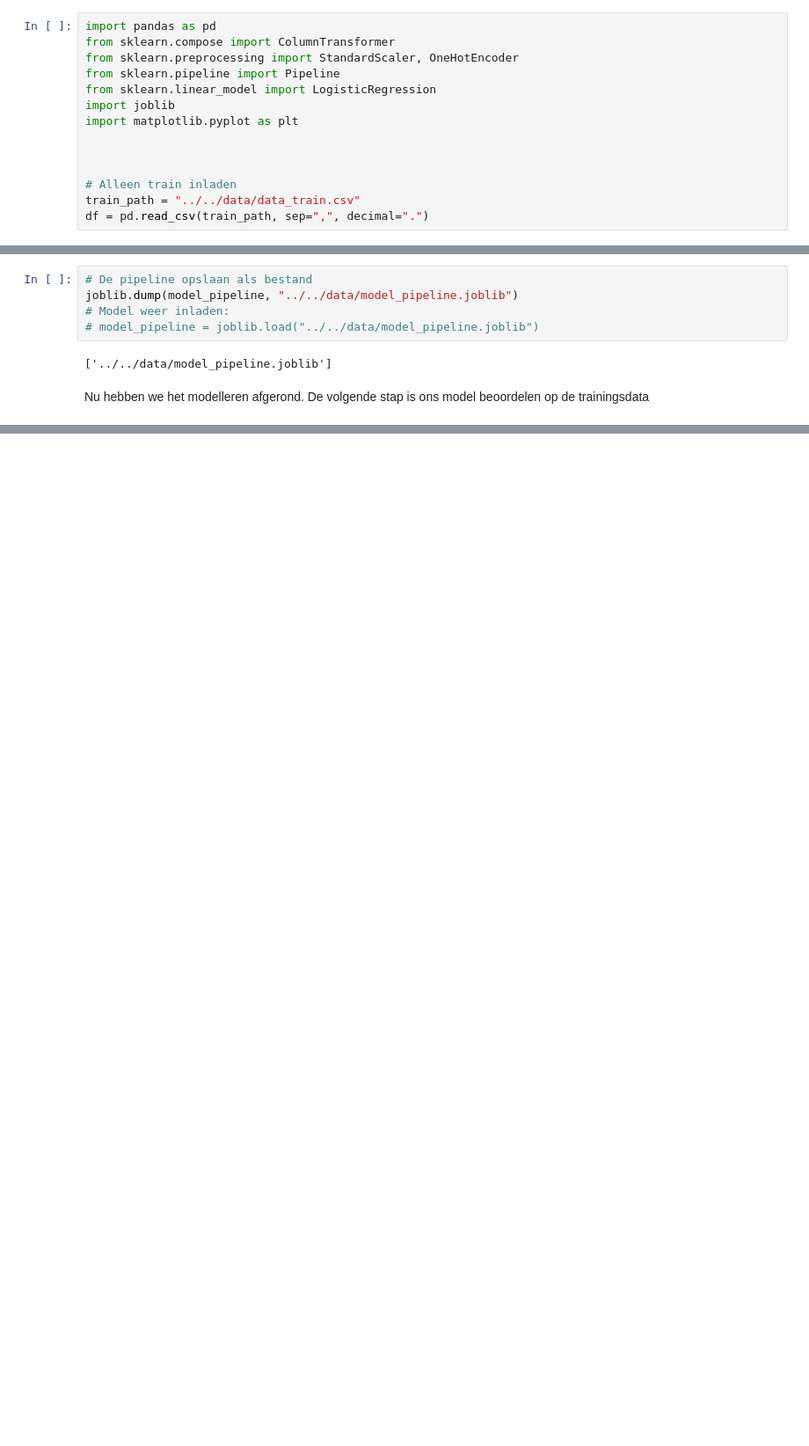
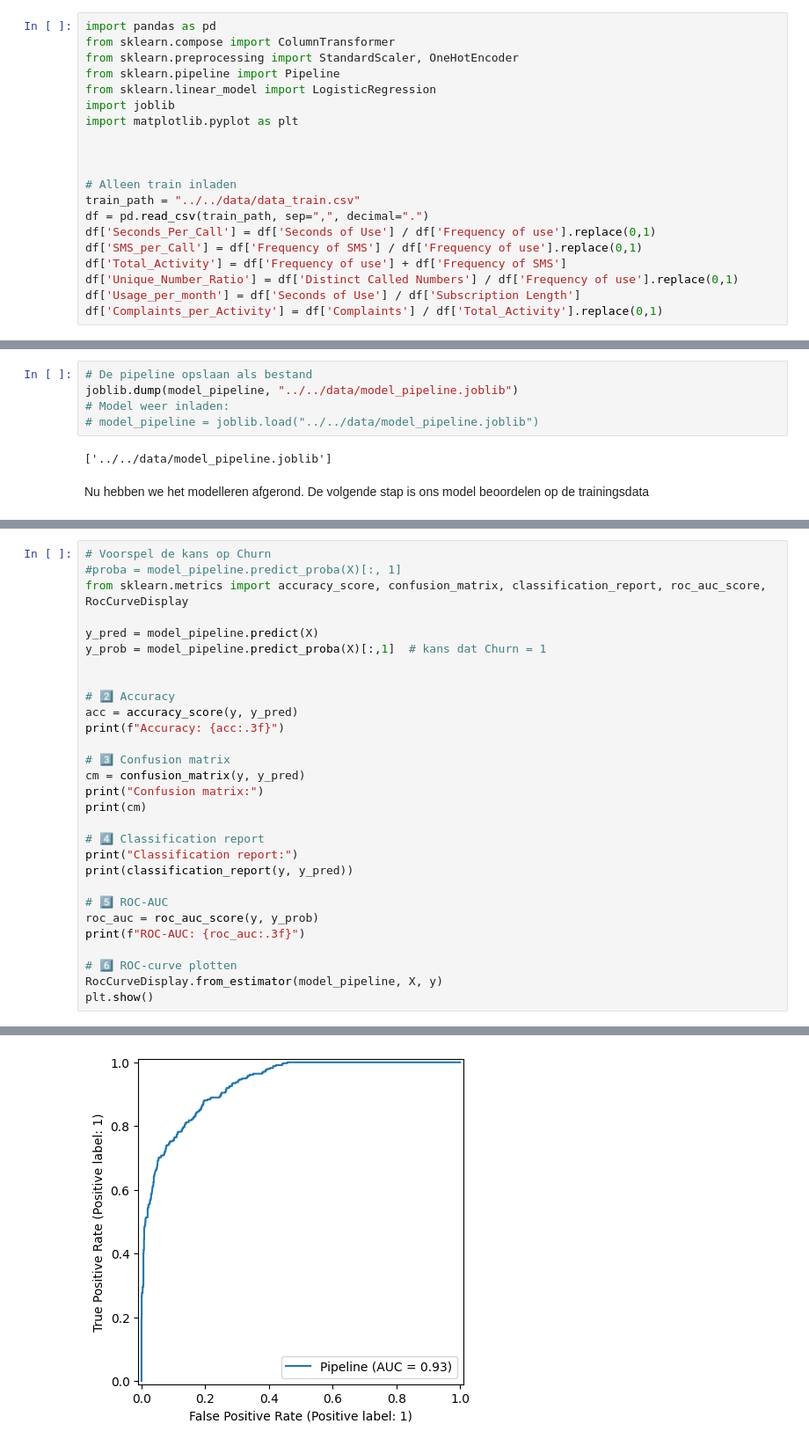
Before and after one commit to Murielle01/BP-3.4, a Jupyter notebook: scripts/opdracht 1/pipeline.ipynb, the cells around one changed output, grey strips where cells are left out. Shown at 88% size. Saved outputs shown, nothing was run; the diff lists cells and outputs as text; blank space fills up the shorter version.

```diff
--- a/scripts/opdracht 1/pipeline.ipynb
+++ b/scripts/opdracht 1/pipeline.ipynb
@@ -12,6 +12,12 @@ import matplotlib.pyplot as plt
 # Alleen train inladen
 train_path = "../../data/data_train.csv"
 df = pd.read_csv(train_path, sep=",", decimal=".")
+df['Seconds_Per_Call'] = df['Seconds of Use'] / df['Frequency of use'].replace(0,1)
+df['SMS_per_Call'] = df['Frequency of SMS'] / df['Frequency of use'].replace(0,1)
+df['Total_Activity'] = df['Frequency of use'] + df['Frequency of SMS']
+df['Unique_Number_Ratio'] = df['Distinct Called Numbers'] / df['Frequency of use'].replace(0,1)
+df['Usage_per_month'] = df['Seconds of Use'] / df['Subscription Length']
+df['Complaints_per_Activity'] = df['Complaints'] / df['Total_Activity'].replace(0,1)
 # %%
 # Scheiden van target en input variabelen
 target = "Churn"
@@ -102,0 +160,30 @@ proba = model_pipeline.predict_proba(X)[:, 1]
+# %%
+# Voorspel de kans op Churn
+#proba = model_pipeline.predict_proba(X)[:, 1]
+from sklearn.metrics import accuracy_score, confusion_matrix, classification_report, roc_auc_score, RocCurveDisplay
+
+y_pred = model_pipeline.predict(X)
+y_prob = model_pipeline.predict_proba(X)[:,1]  # kans dat Churn = 1
+
+
+# 2️⃣ Accuracy
+acc = accuracy_score(y, y_pred)
+print(f"Accuracy: {acc:.3f}")
+
+# 3️⃣ Confusion matrix
+cm = confusion_matrix(y, y_pred)
+print("Confusion matrix:")
+print(cm)
+
+# 4️⃣ Classification report
+print("Classification report:")
+print(classification_report(y, y_pred))
+
+# 5️⃣ ROC-AUC
+roc_auc = roc_auc_score(y, y_prob)
+print(f"ROC-AUC: {roc_auc:.3f}")
+
+# 6️⃣ ROC-curve plotten
+RocCurveDisplay.from_estimator(model_pipeline, X, y)
+plt.show()
+# %% [output]
@@ -102,0 +205 @@ proba = model_pipeline.predict_proba(X)[:, 1]
+[figure, added]
```
Also changed, not shown: parts of 12 cells of this notebook, 2 other files.
